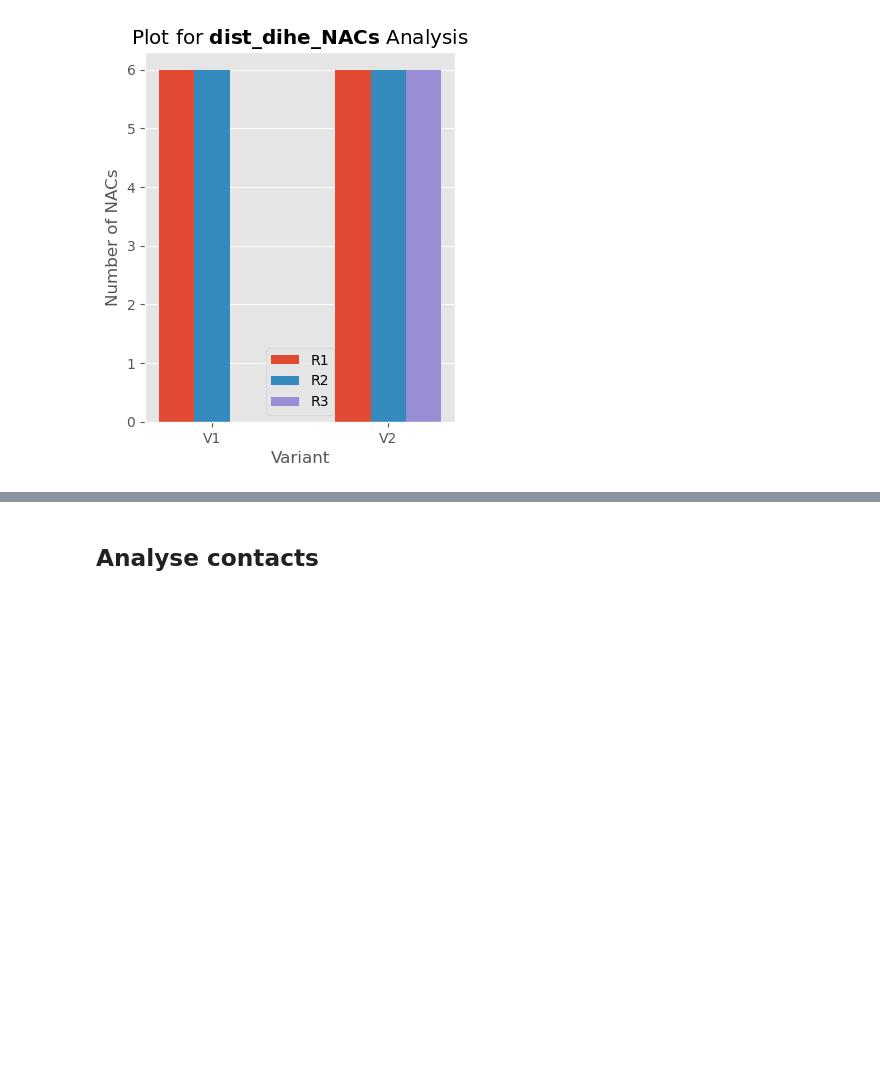
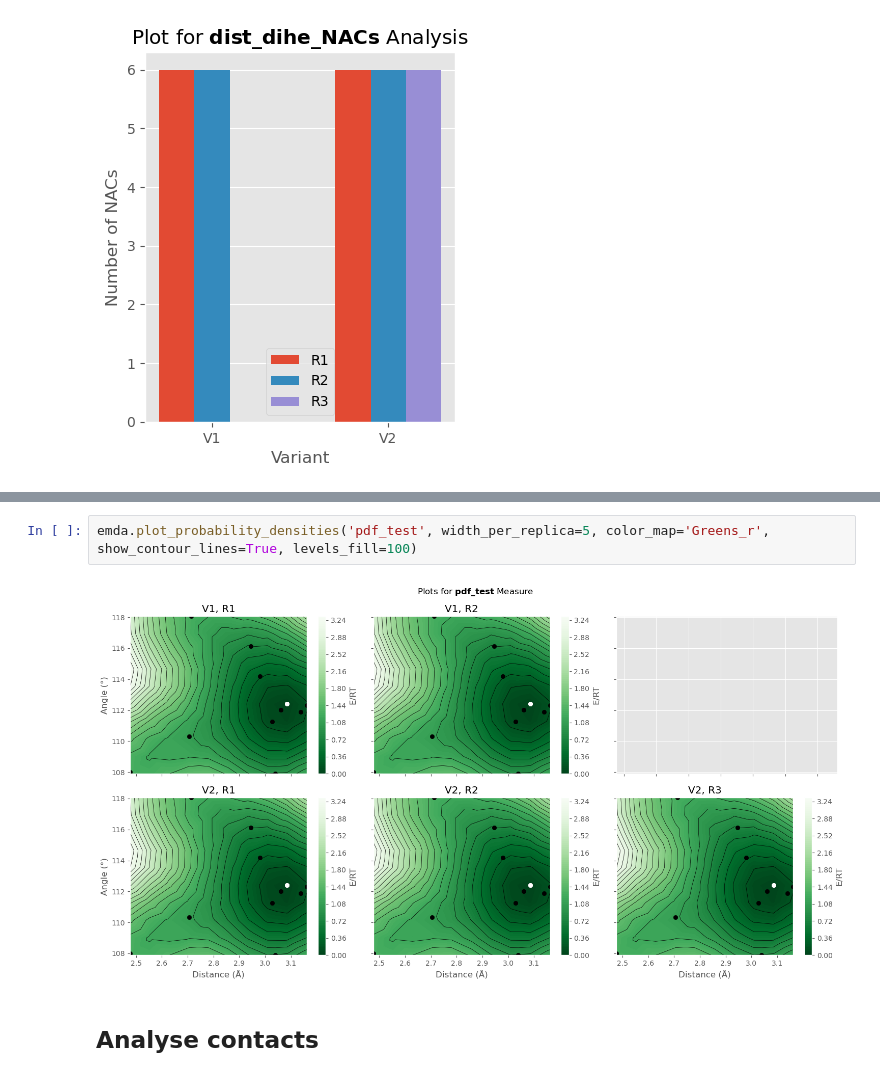
Before and after one commit to MolBioMedUAB/EMDA, a Jupyter notebook: example/example.ipynb, the cells around one changed output, grey strips where cells are left out. Drawn from its saved outputs; the diff is of its cells as text; blank space fills up the shorter version.

```diff
--- a/example/example.ipynb
+++ b/example/example.ipynb
@@ -122,3 +136,7 @@ emda.plot_NACs('dist_dihe_NACs', merge_replicas=False, percentage=False, bar_wid
+# %%
+emda.plot_probability_densities('pdf_test', width_per_replica=5, color_map='Greens_r', show_contour_lines=True, levels_fill=100)
+# %% [output]
+[figure, added]
 # %% [markdown]
 ## Analyse contacts
 # %%
```
Also changed, not shown: parts of 12 cells of this notebook.
